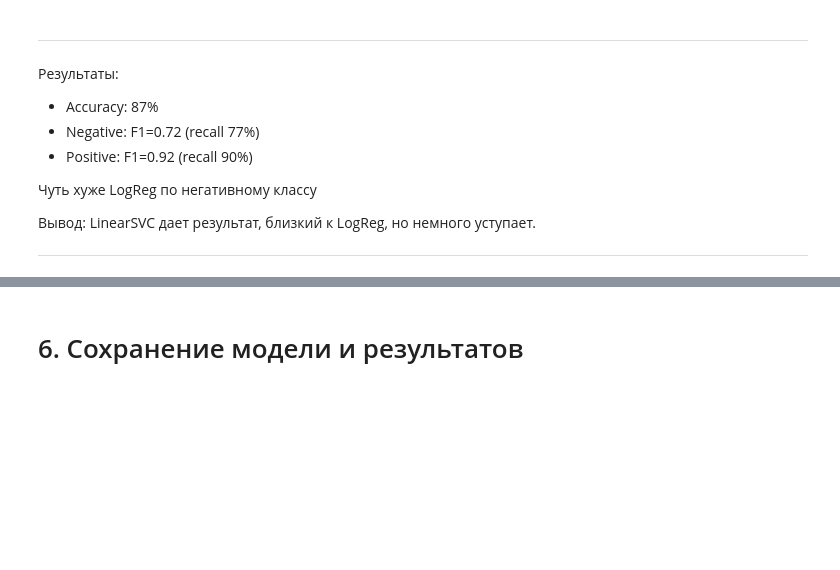
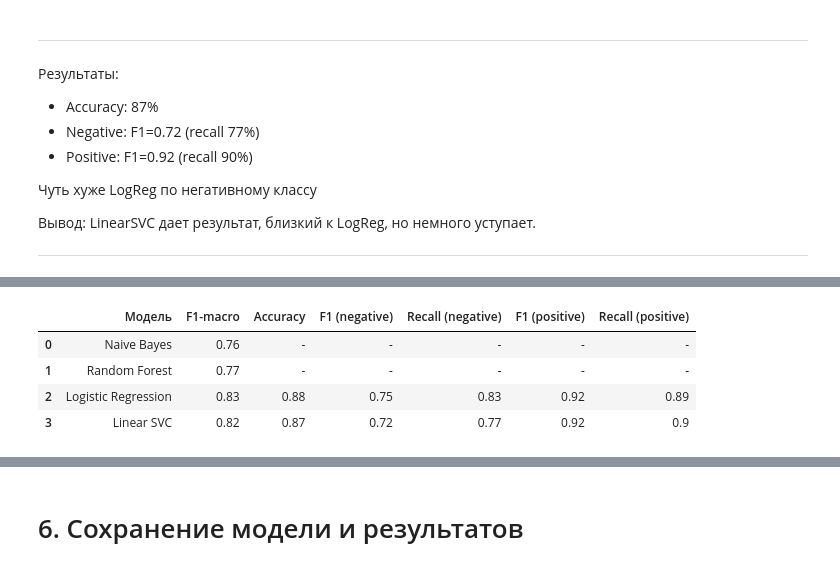
Before and after one commit to weefce/data-science-portfolio, a Jupyter notebook: 03_amazon_reviews_sentiment/notebook/amazon_reviews_sentiment.ipynb, the cells around one changed output, grey strips where cells are left out. Saved outputs shown, nothing was run; the diff lists cells and outputs as text; code cells hidden in the pictures; blank space fills up the shorter version.

```diff
--- a/03_amazon_reviews_sentiment/notebook/amazon_reviews_sentiment.ipynb
+++ b/03_amazon_reviews_sentiment/notebook/amazon_reviews_sentiment.ipynb
@@ -778,0 +713,18 @@ results_df
+# %%
+test_results_df = pd.DataFrame({
+    'Модель': ['Naive Bayes', 'Random Forest', 'Logistic Regression', 'Linear SVC'],
+    'F1-macro': [0.76, 0.77, 0.83, 0.82],
+    'Accuracy': ['-', '-', 0.88, 0.87],
+    'F1 (negative)': ['-', '-', 0.75, 0.72],
+    'Recall (negative)': ['-', '-', 0.83, 0.77],
+    'F1 (positive)': ['-', '-', 0.92, 0.92],
+    'Recall (positive)': ['-', '-', 0.89, 0.90]
+})
+
+test_results_df
+# %% [output]
+|  | Модель | F1-macro | Accuracy | F1 (negative) | Recall (negative) | F1 (positive) | Recall (positive) |
+| 0 | Naive Bayes | 0.76 | - | - | - | - | - |
+| 1 | Random Forest | 0.77 | - | - | - | - | - |
+| 2 | Logistic Regression | 0.83 | 0.88 | 0.75 | 0.83 | 0.92 | 0.89 |
+| 3 | Linear SVC | 0.82 | 0.87 | 0.72 | 0.77 | 0.92 | 0.9 |
```
Also changed, not shown: parts of 67 cells of this notebook, 4 other files.
